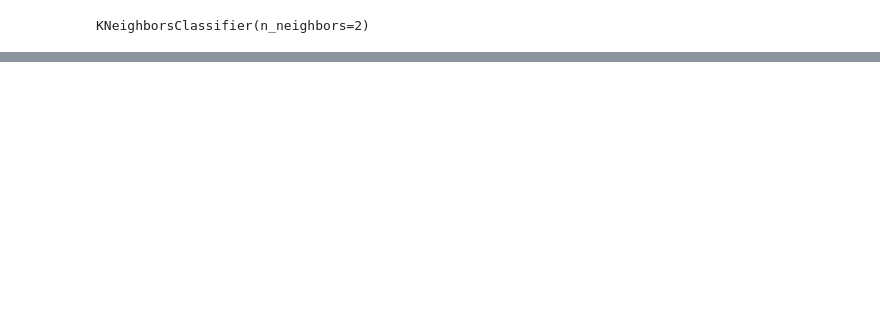
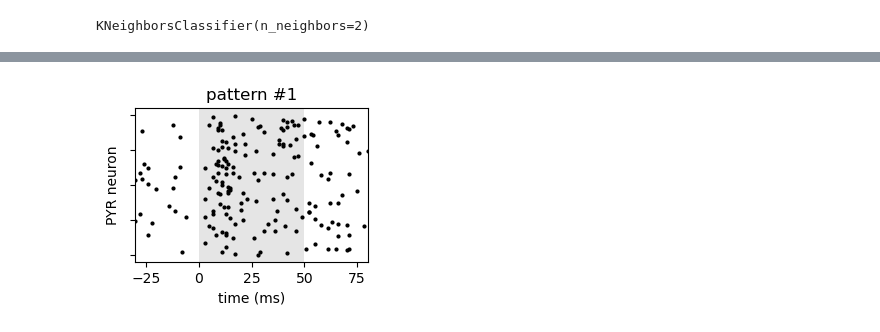
Before and after one commit to yzerlaut/neuromod-2026, a Jupyter notebook: 7_Stim-Input-to-Model.ipynb, the cells around one changed output, grey strips where cells are left out. Cells and saved outputs as stored; diff of their text form; code cells hidden in the pictures; blank space fills up the shorter version.

```diff
--- a/7_Stim-Input-to-Model.ipynb
+++ b/7_Stim-Input-to-Model.ipynb
@@ -312,0 +314,16 @@ Mean +/- SEM: 0.660 +/- 0.060
+# %%
+itrial = 0
+ii=0
+fig, ax = plt.subplots(1, figsize=(3,2.))
+iindices, itimes = np.nonzero(stim['response'][itrial,:,:])
+ax.plot(stim['t'][itimes], iindices, 'ko', ms=2)
+ax.fill_between([0,50], -50*np.ones(2), np.ones(2)*(ntwk['N_PYR']+50), alpha=.1, color='k', lw=0)
+ax.set_ylim([-50, ntwk['N_PYR']+50])
+ax.set_xlim([stim['t'][0], stim['t'][-1]])
+ax.set_xlim([-30, 80])
+ax.set_xlabel('time (ms)')
+ax.set_ylabel('PYR neuron' if ii==0 else '')
+ax.set_title('pattern #%i' % (ii+1))
+ax.set_yticklabels([]);
+# %% [output]
+[figure, added]
```
Also changed, not shown: parts of 16 cells of this notebook, 6 other files.
